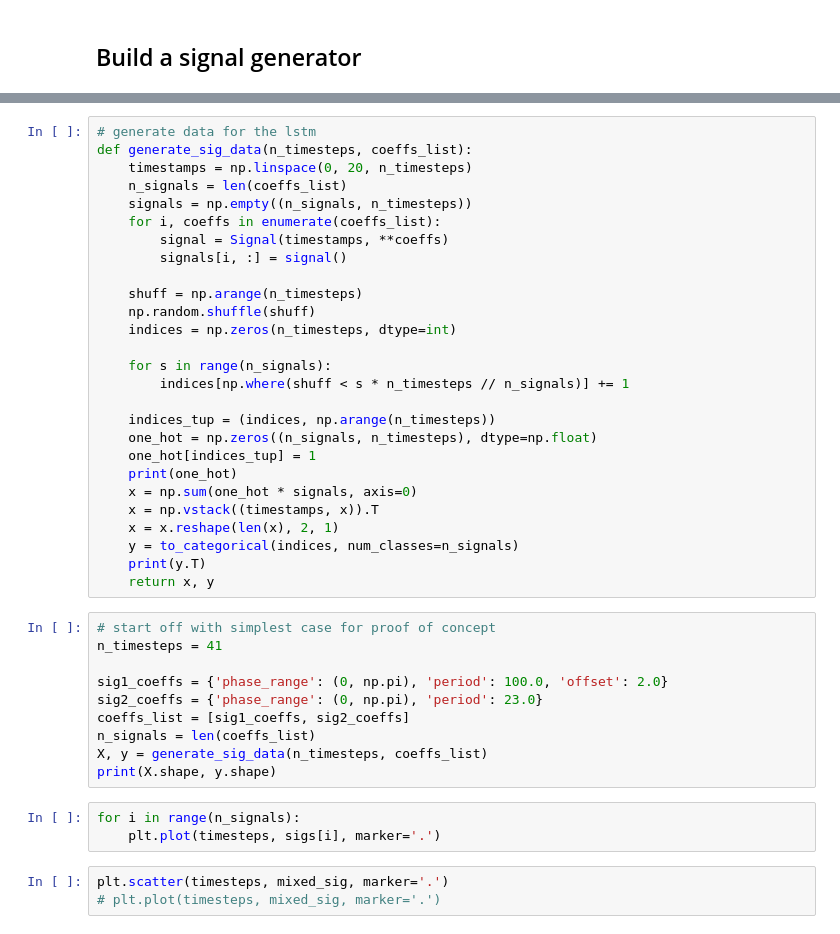
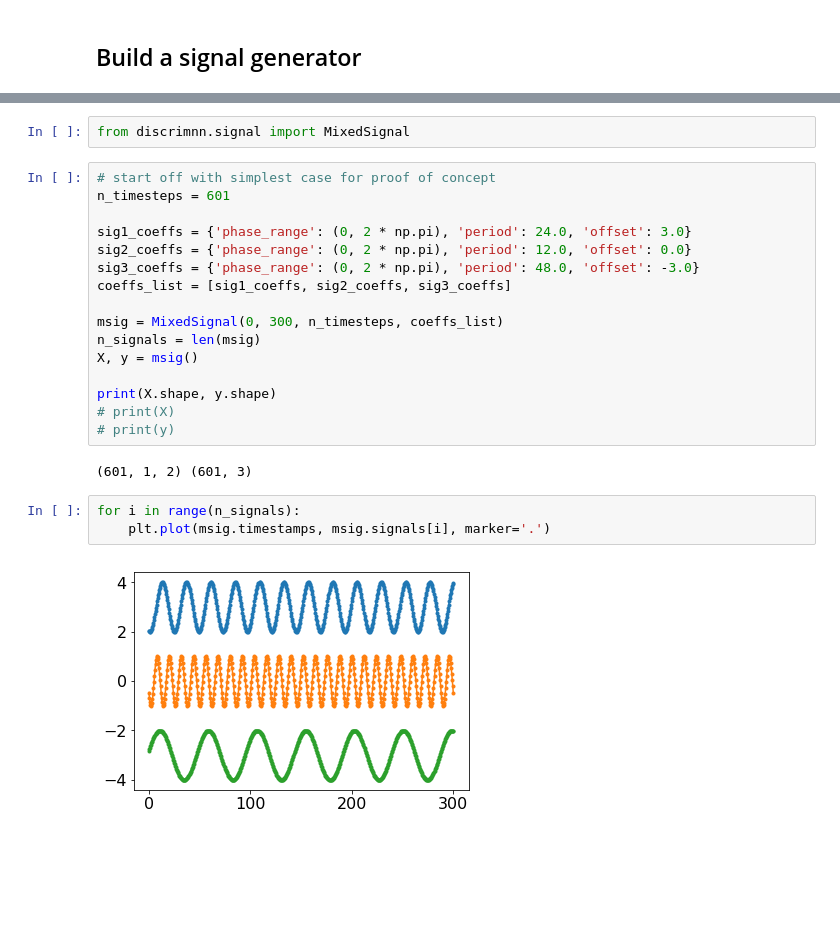
Before and after one commit to WillieMaddox/DiscRimNN, a Jupyter notebook: discrimnn.ipynb, the cells around one changed output, grey strips where cells are left out. Drawn from its saved outputs; the diff is of its cells as text; blank space fills up the shorter version.

Commit message:
Add a class for the mixed signal.  Add some nice plotting to notebook.

```diff
--- a/discrimnn.ipynb
+++ b/discrimnn.ipynb
@@ -112,43 +52,25 @@ class Signal:
-# %%
-# generate data for the lstm
-def generate_sig_data(n_timesteps, coeffs_list):
-    timestamps = np.linspace(0, 20, n_timesteps)
-    n_signals = len(coeffs_list)
-    signals = np.empty((n_signals, n_timesteps))
-    for i, coeffs in enumerate(coeffs_list):
-        signal = Signal(timestamps, **coeffs)
-        signals[i, :] = signal()
-
-    shuff = np.arange(n_timesteps)
-    np.random.shuffle(shuff)
-    indices = np.zeros(n_timesteps, dtype=int)
-
-    for s in range(n_signals):
-        indices[np.where(shuff < s * n_timesteps // n_signals)] += 1
-
-    indices_tup = (indices, np.arange(n_timesteps))
-    one_hot = np.zeros((n_signals, n_timesteps), dtype=np.float)
-    one_hot[indices_tup] = 1
-    print(one_hot)
-    x = np.sum(one_hot * signals, axis=0)
-    x = np.vstack((timestamps, x)).T
-    x = x.reshape(len(x), 2, 1)
-    y = to_categorical(indices, num_classes=n_signals)
-    print(y.T)
-    return x, y
+# %%
+from discrimnn.signal import MixedSignal
 # %%
 # start off with simplest case for proof of concept
-n_timesteps = 41
+n_timesteps = 601
 
-sig1_coeffs = {'phase_range': (0, np.pi), 'period': 100.0, 'offset': 2.0}
-sig2_coeffs = {'phase_range': (0, np.pi), 'period': 23.0}
-coeffs_list = [sig1_coeffs, sig2_coeffs]
-n_signals = len(coeffs_list)
-X, y = generate_sig_data(n_timesteps, coeffs_list)
+sig1_coeffs = {'phase_range': (0, 2 * np.pi), 'period': 24.0, 'offset': 3.0}
+sig2_coeffs = {'phase_range': (0, 2 * np.pi), 'period': 12.0, 'offset': 0.0}
+sig3_coeffs = {'phase_range': (0, 2 * np.pi), 'period': 48.0, 'offset': -3.0}
+coeffs_list = [sig1_coeffs, sig2_coeffs, sig3_coeffs]
+
+msig = MixedSignal(0, 300, n_timesteps, coeffs_list)
+n_signals = len(msig)
+X, y = msig()
+
 print(X.shape, y.shape)
+# print(X)
+# print(y)
+# %% [output]
+(601, 1, 2) (601, 3)
 # %%
 for i in range(n_signals):
-    plt.plot(timesteps, sigs[i], marker='.')
+    plt.plot(msig.timestamps, msig.signals[i], marker='.')
+# %% [output]
+[figure, added]
-# %%
-plt.scatter(timesteps, mixed_sig, marker='.')
-# plt.plot(timesteps, mixed_sig, marker='.')
```
Also changed, not shown: parts of 11 cells of this notebook.
